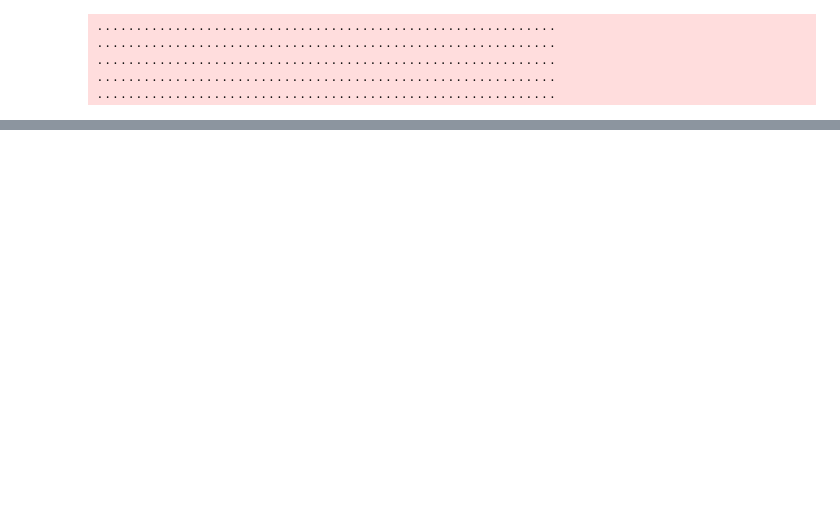
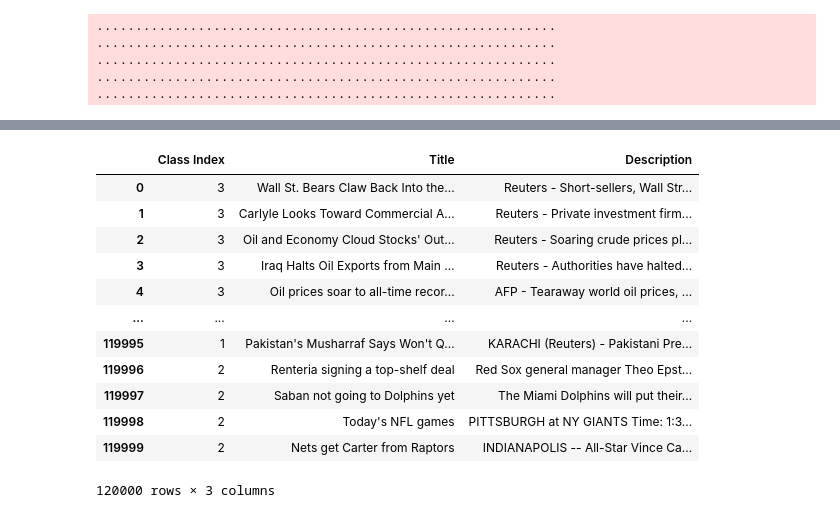
Before and after one commit to cornualghost/Tokenization, a Jupyter notebook: morfessor.ipynb, the cells around one changed output, grey strips where cells are left out. Saved outputs shown, nothing was run; the diff lists cells and outputs as text; code cells hidden in the pictures; blank space fills up the shorter version.

```diff
--- a/morfessor.ipynb
+++ b/morfessor.ipynb
@@ -83,0 +398,16 @@ print(df_test[['Title', 'Tokenized_Title']])
+# %%
+train_set
+# %% [output]
+|  | Class Index | Title | Description |
+| 0 | 3 | Wall St. Bears Claw Back Into the... | Reuters - Short-sellers, Wall Str... |
+| 1 | 3 | Carlyle Looks Toward Commercial A... | Reuters - Private investment firm... |
+| 2 | 3 | Oil and Economy Cloud Stocks' Out... | Reuters - Soaring crude prices pl... |
+| 3 | 3 | Iraq Halts Oil Exports from Main ... | Reuters - Authorities have halted... |
+| 4 | 3 | Oil prices soar to all-time recor... | AFP - Tearaway world oil prices, ... |
+| ... | ... | ... | ... |
+| 119995 | 1 | Pakistan's Musharraf Says Won't Q... | KARACHI (Reuters) - Pakistani Pre... |
+| 119996 | 2 | Renteria signing a top-shelf deal | Red Sox general manager Theo Epst... |
+| 119997 | 2 | Saban not going to Dolphins yet | The Miami Dolphins will put their... |
+| 119998 | 2 | Today's NFL games | PITTSBURGH at NY GIANTS Time: 1:3... |
+| 119999 | 2 | Nets get Carter from Raptors | INDIANAPOLIS -- All-Star Vince Ca... |
+120000 rows × 3 columns
```
Also changed, not shown: parts of 11 cells of this notebook, 4 other files.
